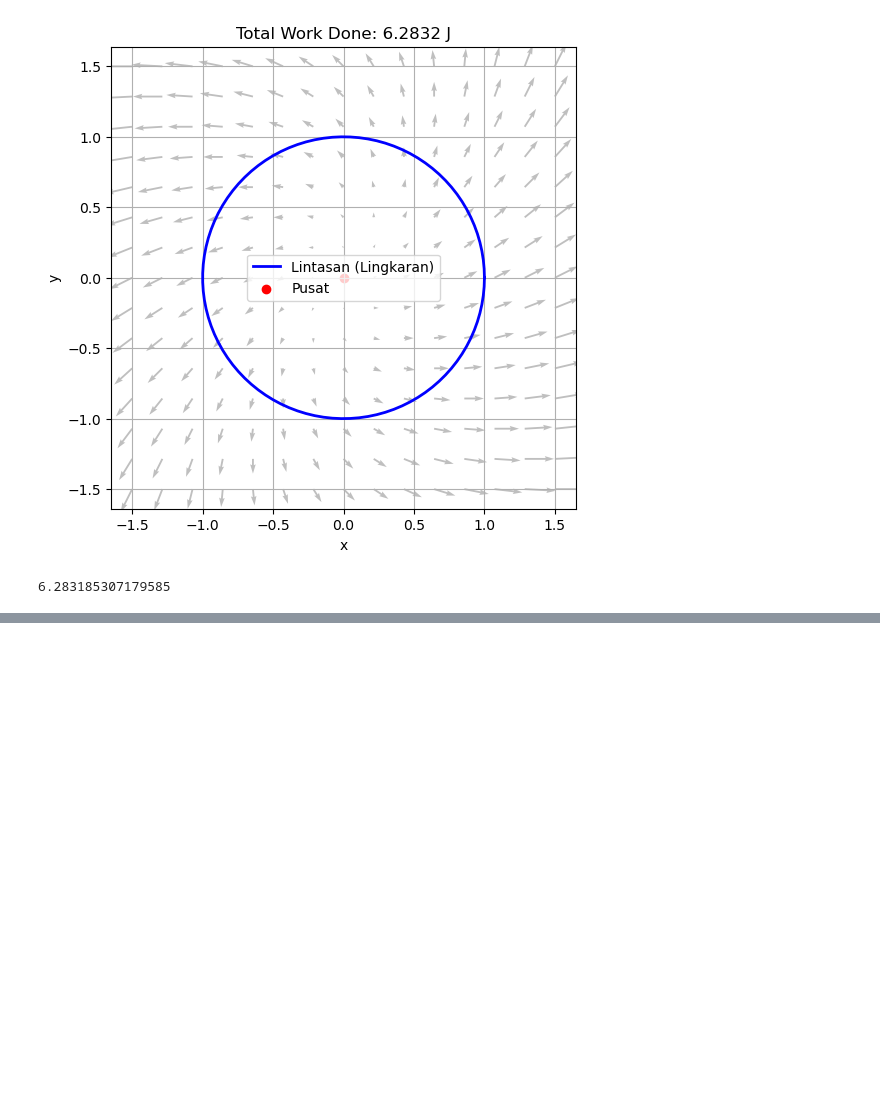
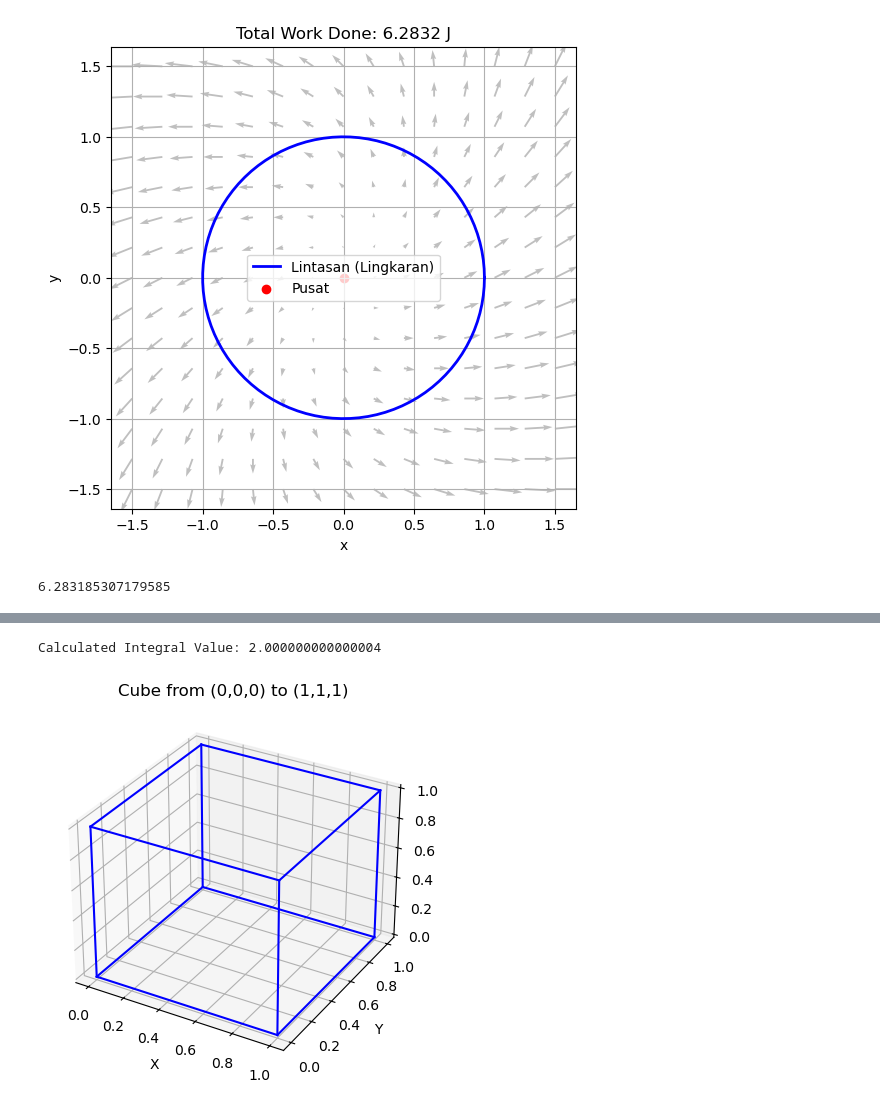
Before and after one commit to zharfanw/zhongshan_em, a Jupyter notebook: EM_3_VectorCalculus.ipynb, the cells around one changed output, grey strips where cells are left out. Cells and saved outputs as stored; diff of their text form; code cells hidden in the pictures; blank space fills up the shorter version.

```diff
--- a/EM_3_VectorCalculus.ipynb
+++ b/EM_3_VectorCalculus.ipynb
@@ -204,0 +258,42 @@ result
+# %%
+import numpy as np
+import matplotlib.pyplot as plt
+from mpl_toolkits.mplot3d import Axes3D
+from itertools import product, combinations
+
+# Menghitung divergensi dari A
+def divergence_A(x, y):
+    return 2*x + 2*y
+
+# Menghitung integral volumenya
+def calculate_integral():
+    x = np.linspace(0, 1, 100)
+    y = np.linspace(0, 1, 100)
+    dx = dy = 0.01  # Delta x dan delta y
+    integral = 0
+    for xi in x:
+        for yi in y:
+            integral += divergence_A(xi, yi) * dx * dy
+    return integral
+
+# Plot kubus
+def plot_cube():
+    fig = plt.figure()
+    ax = fig.add_subplot(111, projection='3d')
+    r = [0, 1]
+    for s, e in combinations(np.array(list(product(r, r, r))), 2):
+        if np.sum(np.abs(s-e)) == r[1]-r[0]:
+            ax.plot3D(*zip(s, e), color="b")
+    ax.set_xlabel('X')
+    ax.set_ylabel('Y')
+    ax.set_zlabel('Z')
+    plt.title('Cube from (0,0,0) to (1,1,1)')
+    plt.show()
+
+# Output
+integral_value = calculate_integral()
+print("Calculated Integral Value:", integral_value)
+plot_cube()
+# %% [output]
+Calculated Integral Value: 2.000000000000004
+[figure, added]
```
Also changed, not shown: parts of 8 cells of this notebook.
